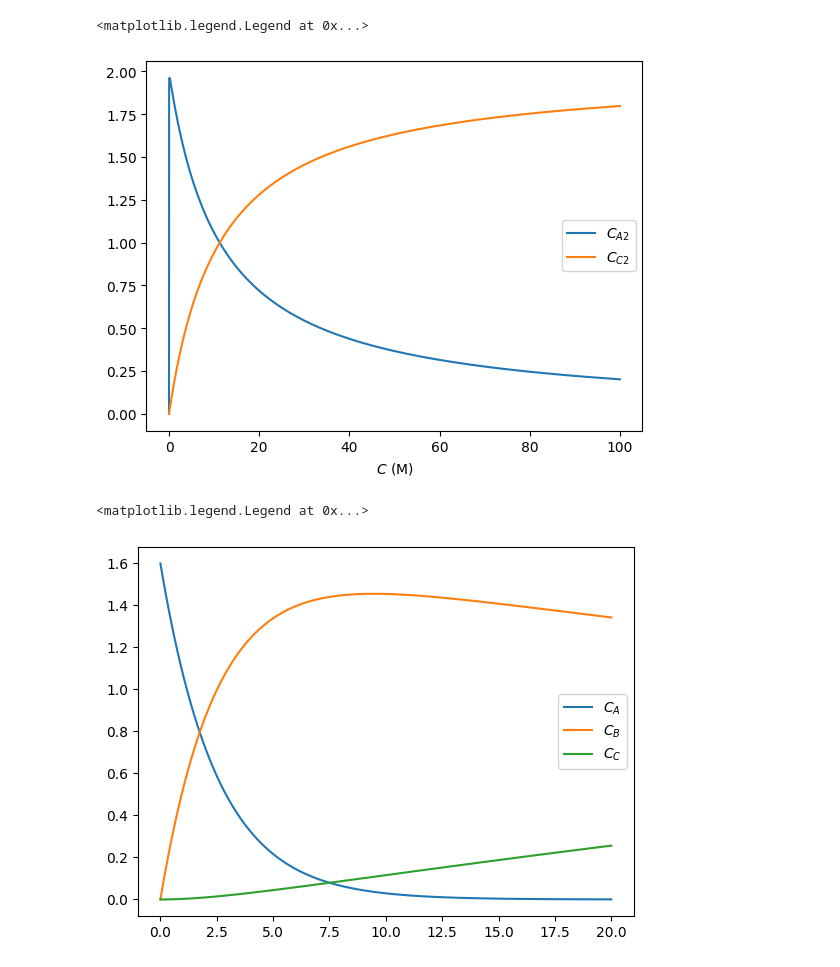
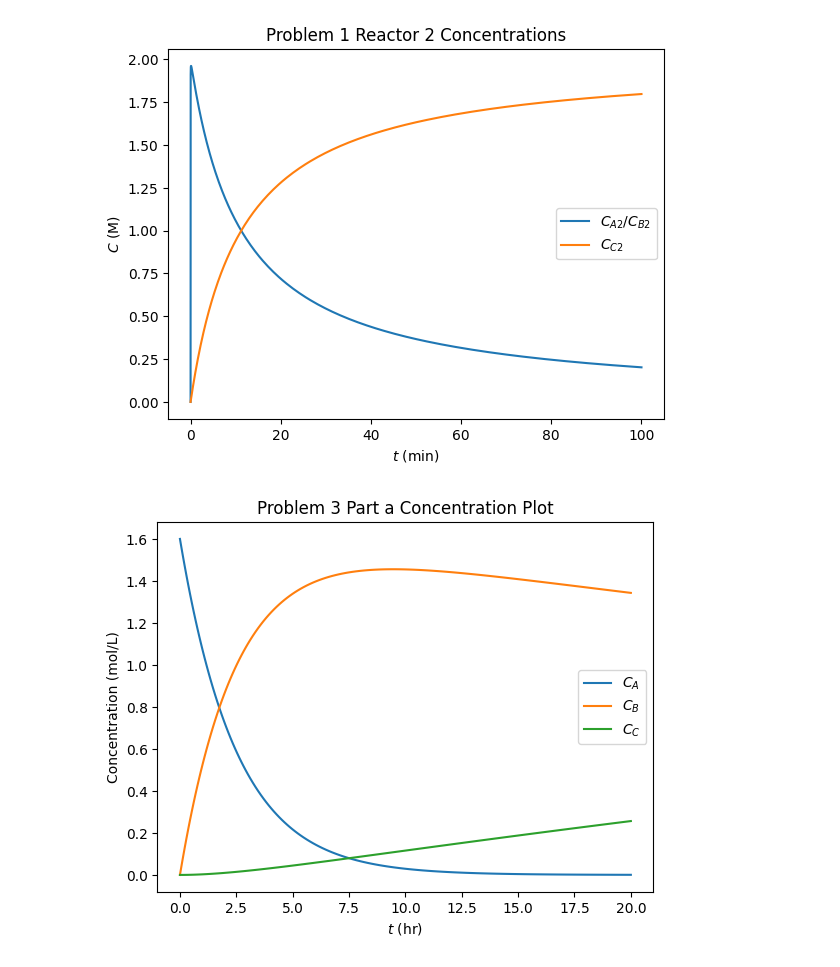
Before and after one commit to nibhscripta/Spring-2023, a Jupyter notebook: CHEN 364/CHEN 364 HW5/CHEN364_HW5.ipynb, the cells around one changed output. Drawn from its saved outputs; the diff is of its cells as text; code cells hidden in the pictures.

```diff
--- a/CHEN 364/CHEN 364 HW5/CHEN364_HW5.ipynb
+++ b/CHEN 364/CHEN 364 HW5/CHEN364_HW5.ipynb
@@ -3,6 +3,8 @@ import numpy as np
 import matplotlib.pyplot as plt
 
 from scipy.integrate import solve_ivp
+# %%
+plt.rcParams['backend'] = 'svg'
 # %%
 def ode(t, y):
     f = y*0
@@ -79,48 +80,52 @@ plt.legend()
 # %%
-plt.plot(sol.t, C_A2, label=r"$C_{A2}$")
+plt.plot(sol.t, C_A2, label=r"$C_{A2}/C_{B2}$")
 plt.plot(sol.t, C_C1, label=r"$C_{C2}$")
 plt.xlabel(r"$t$ (min)")
-plt.xlabel(r"$C$ (M)")
+plt.ylabel(r"$C$ (M)")
+plt.title("Problem 1 Reactor 2 Concentrations")
 plt.legend()
+plt.savefig(fname="p1_r2.svg")
 # %% [output]
-<matplotlib.legend.Legend at 0x...>
-[figure, old version]
+[figure, new version]
 # %%
-def ode_2(t, y):
+def ode(t, y):
     f = y*0
 
     C_A = y[0]
     C_B = y[1]
     C_C = y[2]
 
     k_1 = 0.4
     k_2 = 0.01
     k_b1 = 0.3
     k_b2 = 0.005
 
     r_1 = k_1 * C_A
     r_2 = k_2 * C_B
 
     f[0] = -r_1
     f[1] = r_1 - r_2
     f[2] = r_2
 
     return f
 
 
 C_A0 = 1.6
 
 init_cond = [C_A0, 0, 0]
 
-sol = solve_ivp(ode_2, [0, 20], init_cond, **ode_kwargs)
+sol = solve_ivp(ode, [0, 20], init_cond, **ode_kwargs)
 
 plt.plot(sol.t, sol.y[0], label=r"$C_{A}$")
 plt.plot(sol.t, sol.y[1], label=r"$C_{B}$")
 plt.plot(sol.t, sol.y[2], label=r"$C_{C}$")
+plt.title("Problem 3 Part a Concentration Plot")
+plt.xlabel(r"$t$ (hr)")
+plt.ylabel("Concentration (mol/L)")
 plt.legend()
+plt.savefig(fname="p2_a.svg")
 # %% [output]
-<matplotlib.legend.Legend at 0x...>
-[figure, old version]
+[figure, new version]
 # %%
 def ode_2(t, y):
     f = y*0
```
Also changed, not shown: parts of 4 cells of this notebook, 11 other files.
